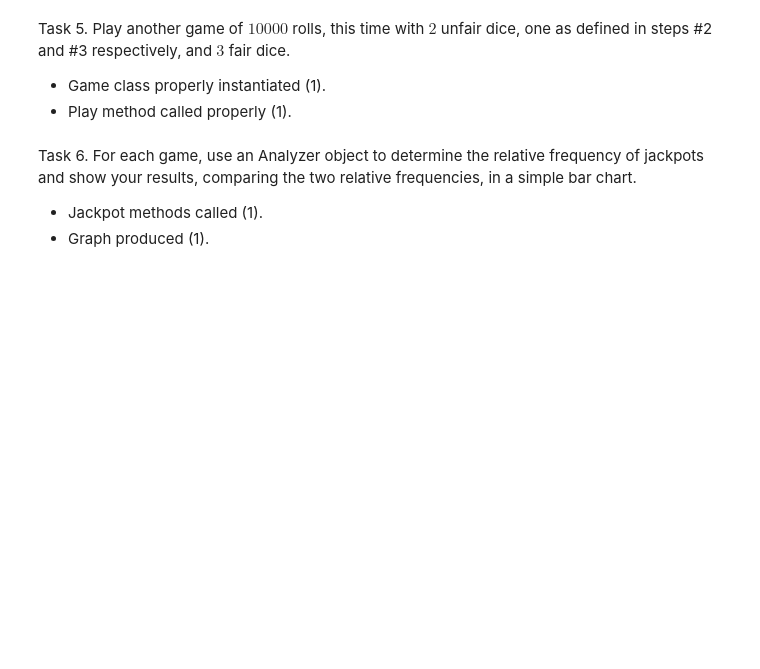
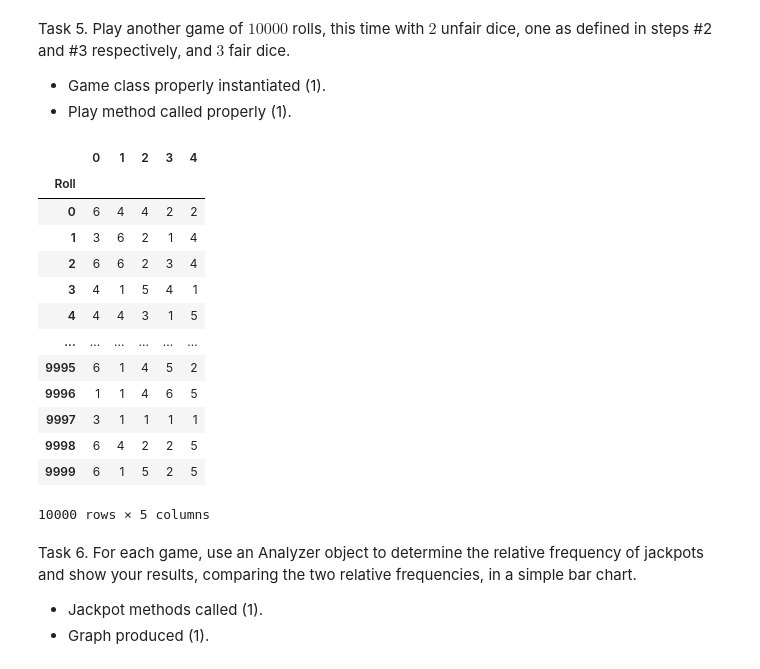
Before and after one commit to willtenpas/willtenpas_ds5100_montecarlosimulator, a Jupyter notebook: FinalProjectTemplate.ipynb, the cells around one changed output. Drawn from its saved outputs; the diff is of its cells as text; code cells hidden in the pictures; blank space fills up the shorter version.

```diff
--- a/FinalProjectTemplate.ipynb
+++ b/FinalProjectTemplate.ipynb
@@ -500,6 +518,24 @@ Task 5. Play another game of $10000$ rolls, this time with $2$ unfair dice, one
 
 - Game class properly instantiated (1).
 - Play method called properly (1).
+# %%
+game2 = Game([die1,die2,die3,die3,die3])
+game2.play(10000)
+# %% [output]
+|  | 0 | 1 | 2 | 3 | 4 |
+| Roll |  |  |  |  |  |
+| 0 | 6 | 4 | 4 | 2 | 2 |
+| 1 | 3 | 6 | 2 | 1 | 4 |
+| 2 | 6 | 6 | 2 | 3 | 4 |
+| 3 | 4 | 1 | 5 | 4 | 1 |
+| 4 | 4 | 4 | 3 | 1 | 5 |
+| ... | ... | ... | ... | ... | ... |
+| 9995 | 6 | 1 | 4 | 5 | 2 |
+| 9996 | 1 | 1 | 4 | 6 | 5 |
+| 9997 | 3 | 1 | 1 | 1 | 1 |
+| 9998 | 6 | 4 | 2 | 2 | 5 |
+| 9999 | 6 | 1 | 5 | 2 | 5 |
+10000 rows × 5 columns
 # %% [markdown]
 Task 6. For each game, use an Analyzer object to determine the relative frequency of jackpots and show your results, comparing the two relative frequencies, in a simple bar chart.
 
```
Also changed, not shown: parts of 21 cells of this notebook, 4 other files.
